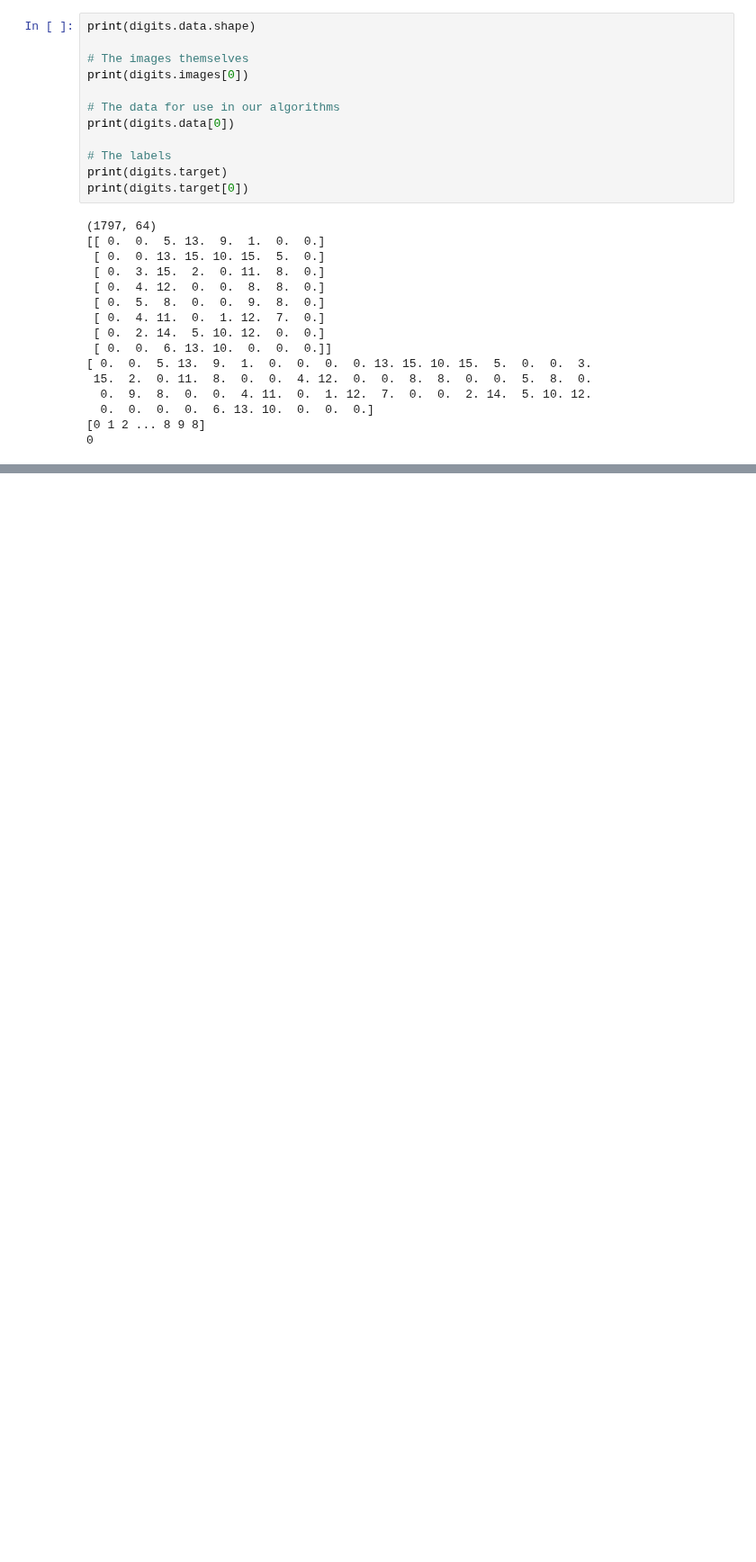
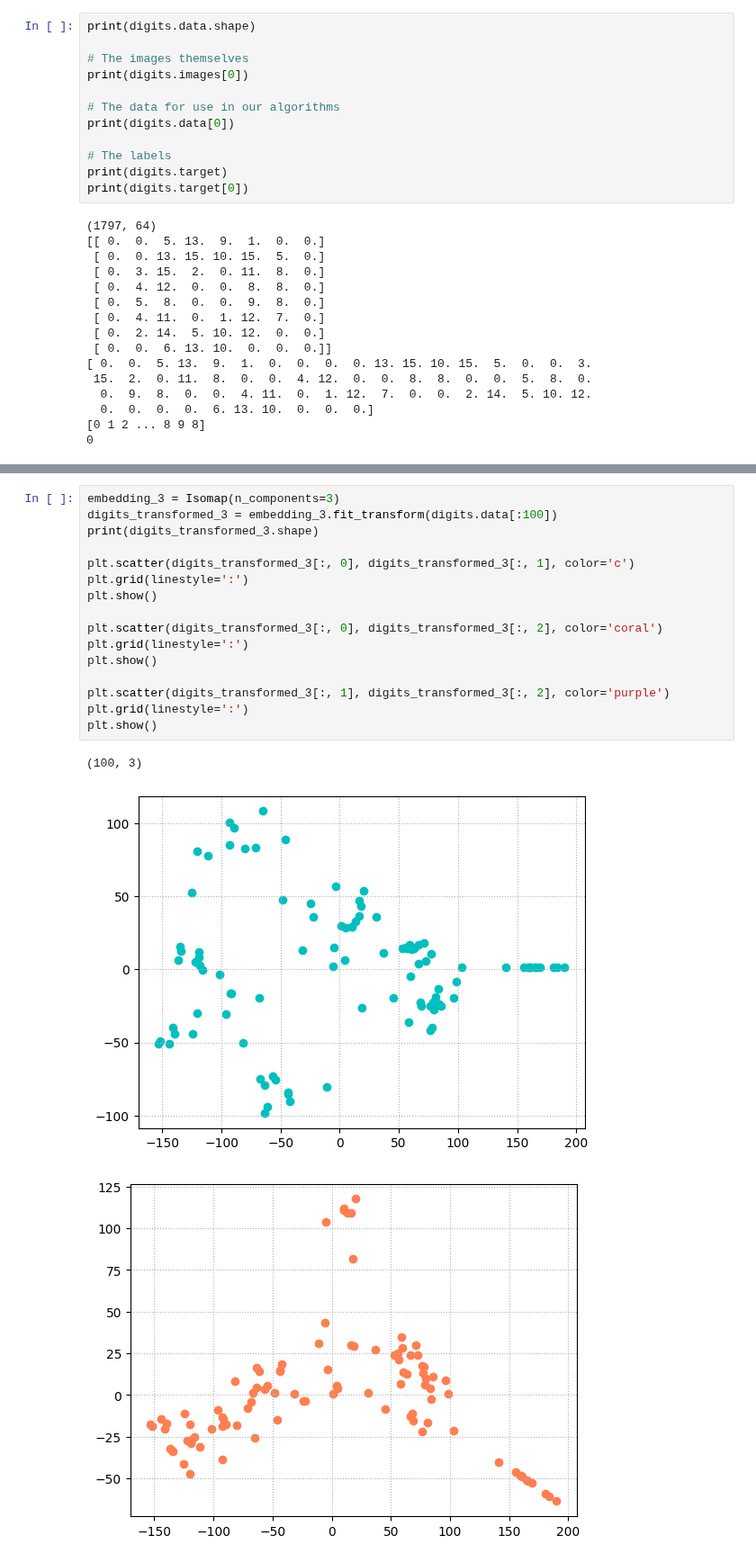
Before and after one commit to APozzi22/Astrostatistic, a Jupyter notebook: 13_MachineLearning_Introduction/Handwritten_Digits.ipynb, the cells around one changed output, grey strips where cells are left out. Shown at 90% size. Drawn from its saved outputs; the diff is of its cells as text; blank space fills up the shorter version.

```diff
--- a/13_MachineLearning_Introduction/Handwritten_Digits.ipynb
+++ b/13_MachineLearning_Introduction/Handwritten_Digits.ipynb
@@ -111,0 +137,20 @@ print(digits.target[0])
+# %%
+embedding_3 = Isomap(n_components=3)
+digits_transformed_3 = embedding_3.fit_transform(digits.data[:100])
+print(digits_transformed_3.shape)
+
+plt.scatter(digits_transformed_3[:, 0], digits_transformed_3[:, 1], color='c')
+plt.grid(linestyle=':')
+plt.show()
+
+plt.scatter(digits_transformed_3[:, 0], digits_transformed_3[:, 2], color='coral')
+plt.grid(linestyle=':')
+plt.show()
+
+plt.scatter(digits_transformed_3[:, 1], digits_transformed_3[:, 2], color='purple')
+plt.grid(linestyle=':')
+plt.show()
+# %% [output]
+(100, 3)
+[figure, added]
+[figure, added]
```
Also changed, not shown: parts of 11 cells of this notebook.
